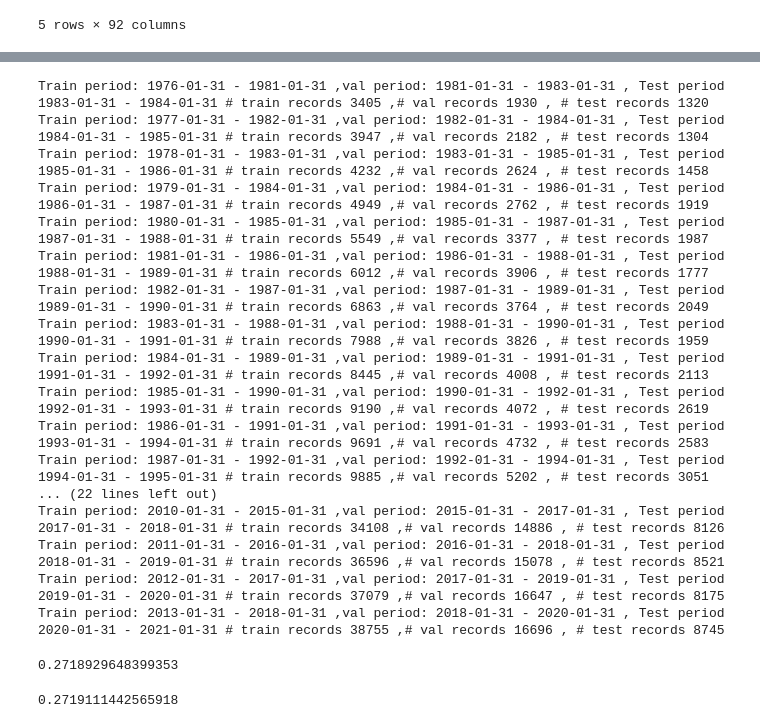
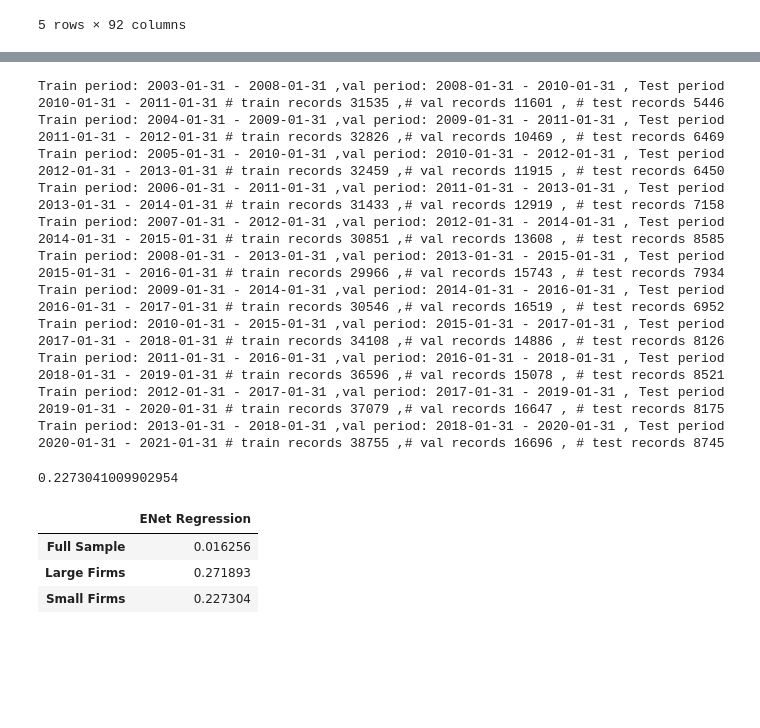
Before and after one commit to KidQuant/Taming-The-Factor-Zoo, a Jupyter notebook: 4.4_ENet.ipynb, the cells around one changed output, grey strips where cells are left out. Cells and saved outputs as stored; diff of their text form; code cells hidden in the pictures; blank space fills up the shorter version.

```diff
--- a/4.4_ENet.ipynb
+++ b/4.4_ENet.ipynb
@@ -169,14 +247,13 @@ Train period: 2013-01-31 - 2018-01-31 ,val period: 2018-01-31 - 2020-01-31 , Tes
 # %%
-
 tscv = TimeBasedCV(train_period=60,
                    val_period=24,
                    test_period=12,
                    freq='months')
 
-features = df.columns[~df.columns.isin(['permno', 'permno2', 'mvel12', 'sic2','DATE2', 'risk_premium'])].tolist()
 
-X = df_large[features]
-y = df_large[['risk_premium']]
+features = df.columns[~df.columns.isin(['permno', 'permno2', 'mvel12', 'sic2', 'DATE2', 'risk_premium'])].tolist()
+X = df_small[features]
+y = df_small[['risk_premium']]
 
 #Empty containers to save results from each window
 
@@ -189,7 +266,7 @@ alphas = np.linspace(start=0.00001,stop=0.004,num=20)
 mse = np.full((len(alphas),1),np.nan, dtype = np.float32)
 
 
-for train_index, val_index, test_index in tscv.split(X, first_split_date= datetime.date(1981,1,31), second_split_date= datetime.date(1991,1,31)):
+for train_index, val_index, test_index in tscv.split(X, first_split_date= datetime.date(2008,1,31), second_split_date= datetime.date(2010,1,31)):
 
     X_train   = X.loc[train_index].drop('DATE', axis=1)
     y_train = y.loc[train_index]
@@ -217,34 +294,42 @@ for train_index, val_index, test_index in tscv.split(X, first_split_date= dateti
     y_test_list_bottom.append(y_test)
 
 
-    r2 = 1-np.sum(pow(y_test['risk_premium']-preds,2))/np.sum(pow(y_test['risk_premium'],2))
+    r2 = 1-sum(pow(y_test['risk_premium']-preds,2))/sum(pow(y_test['risk_premium'],2))
     dic_r2_all_bottom["r2." + str(y_test.index)] = r2
 
 predictions_all_bottom= np.concatenate(predictions_bottom, axis=0)
-y_test_list_all_top= np.concatenate(y_test_list_bottom, axis=0)
-dates_all_top= np.concatenate(dates_bottom, axis=0)
+y_test_list_all_bottom= np.concatenate(y_test_list_bottom, axis=0)
+dates_all_bottom= np.concatenate(dates_bottom, axis=0)
 
-r2_score(y_test_list_all_top, predictions_all_bottom)
+r2_score(y_test_list_all_bottom, predictions_all_bottom)
 # %% [output]
-Train period: 1976-01-31 - 1981-01-31 ,val period: 1981-01-31 - 1983-01-31 , Test period 1983-01-31 - 1984-01-31 # train records 3405 ,# val records 1930 , # test records 1320
-Train period: 1977-01-31 - 1982-01-31 ,val period: 1982-01-31 - 1984-01-31 , Test period 1984-01-31 - 1985-01-31 # train records 3947 ,# val records 2182 , # test records 1304
-Train period: 1978-01-31 - 1983-01-31 ,val period: 1983-01-31 - 1985-01-31 , Test period 1985-01-31 - 1986-01-31 # train records 4232 ,# val records 2624 , # test records 1458
-Train period: 1979-01-31 - 1984-01-31 ,val period: 1984-01-31 - 1986-01-31 , Test period 1986-01-31 - 1987-01-31 # train records 4949 ,# val records 2762 , # test records 1919
-Train period: 1980-01-31 - 1985-01-31 ,val period: 1985-01-31 - 1987-01-31 , Test period 1987-01-31 - 1988-01-31 # train records 5549 ,# val records 3377 , # test records 1987
-Train period: 1981-01-31 - 1986-01-31 ,val period: 1986-01-31 - 1988-01-31 , Test period 1988-01-31 - 1989-01-31 # train records 6012 ,# val records 3906 , # test records 1777
-Train period: 1982-01-31 - 1987-01-31 ,val period: 1987-01-31 - 1989-01-31 , Test period 1989-01-31 - 1990-01-31 # train records 6863 ,# val records 3764 , # test records 2049
-Train period: 1983-01-31 - 1988-01-31 ,val period: 1988-01-31 - 1990-01-31 , Test period 1990-01-31 - 1991-01-31 # train records 7988 ,# val records 3826 , # test records 1959
-Train period: 1984-01-31 - 1989-01-31 ,val period: 1989-01-31 - 1991-01-31 , Test period 1991-01-31 - 1992-01-31 # train records 8445 ,# val records 4008 , # test records 2113
-Train period: 1985-01-31 - 1990-01-31 ,val period: 1990-01-31 - 1992-01-31 , Test period 1992-01-31 - 1993-01-31 # train records 9190 ,# val records 4072 , # test records 2619
-Train period: 1986-01-31 - 1991-01-31 ,val period: 1991-01-31 - 1993-01-31 , Test period 1993-01-31 - 1994-01-31 # train records 9691 ,# val records 4732 , # test records 2583
-Train period: 1987-01-31 - 1992-01-31 ,val period: 1992-01-31 - 1994-01-31 , Test period 1994-01-31 - 1995-01-31 # train records 9885 ,# val records 5202 , # test records 3051
-... (22 lines left out)
+Train period: 2003-01-31 - 2008-01-31 ,val period: 2008-01-31 - 2010-01-31 , Test period 2010-01-31 - 2011-01-31 # train records 31535 ,# val records 11601 , # test records 5446
+Train period: 2004-01-31 - 2009-01-31 ,val period: 2009-01-31 - 2011-01-31 , Test period 2011-01-31 - 2012-01-31 # train records 32826 ,# val records 10469 , # test records 6469
+Train period: 2005-01-31 - 2010-01-31 ,val period: 2010-01-31 - 2012-01-31 , Test period 2012-01-31 - 2013-01-31 # train records 32459 ,# val records 11915 , # test records 6450
+Train period: 2006-01-31 - 2011-01-31 ,val period: 2011-01-31 - 2013-01-31 , Test period 2013-01-31 - 2014-01-31 # train records 31433 ,# val records 12919 , # test records 7158
+Train period: 2007-01-31 - 2012-01-31 ,val period: 2012-01-31 - 2014-01-31 , Test period 2014-01-31 - 2015-01-31 # train records 30851 ,# val records 13608 , # test records 8585
+Train period: 2008-01-31 - 2013-01-31 ,val period: 2013-01-31 - 2015-01-31 , Test period 2015-01-31 - 2016-01-31 # train records 29966 ,# val records 15743 , # test records 7934
+Train period: 2009-01-31 - 2014-01-31 ,val period: 2014-01-31 - 2016-01-31 , Test period 2016-01-31 - 2017-01-31 # train records 30546 ,# val records 16519 , # test records 6952
 Train period: 2010-01-31 - 2015-01-31 ,val period: 2015-01-31 - 2017-01-31 , Test period 2017-01-31 - 2018-01-31 # train records 34108 ,# val records 14886 , # test records 8126
 Train period: 2011-01-31 - 2016-01-31 ,val period: 2016-01-31 - 2018-01-31 , Test period 2018-01-31 - 2019-01-31 # train records 36596 ,# val records 15078 , # test records 8521
 Train period: 2012-01-31 - 2017-01-31 ,val period: 2017-01-31 - 2019-01-31 , Test period 2019-01-31 - 2020-01-31 # train records 37079 ,# val records 16647 , # test records 8175
 Train period: 2013-01-31 - 2018-01-31 ,val period: 2018-01-31 - 2020-01-31 , Test period 2020-01-31 - 2021-01-31 # train records 38755 ,# val records 16696 , # test records 8745
-0.2718929648399353
+0.2273041009902954
-# %%
-r2_score(y_test_list_all_top, predictions_all_top)
-# %% [output]
-0.2719111442565918
+# %%
+r2_test_full = r2_score(y_test_list_all, predictions_all)
+r2_test_large = r2_score(y_test_list_all_top, predictions_all_top)
+r2_test_small = r2_score(y_test_list_all_bottom, predictions_all_bottom)
+# %%
+chart = np.array([[r2_test_full],
+                  [r2_test_large ],
+                  [r2_test_small]])
+
+r2_lm = pd.DataFrame(chart, columns=['ENet Regression'],
+                     index=['Full Sample', 'Large Firms', 'Small Firms'])
+
+r2_lm
+# %% [output]
+|  | ENet Regression |
+| Full Sample | 0.016256 |
+| Large Firms | 0.271893 |
+| Small Firms | 0.227304 |
```
Also changed, not shown: parts of 30 cells of this notebook.
